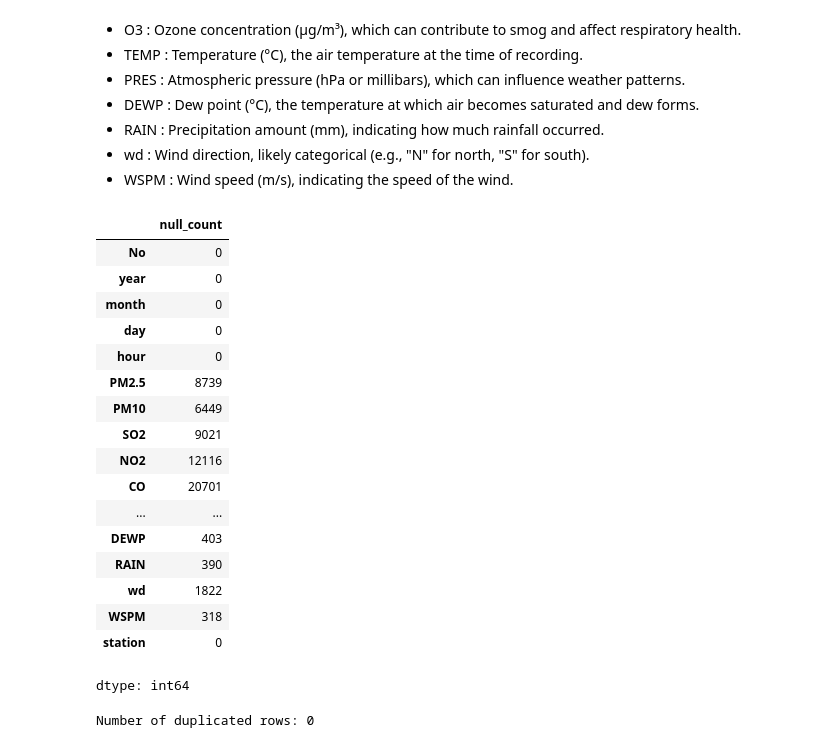
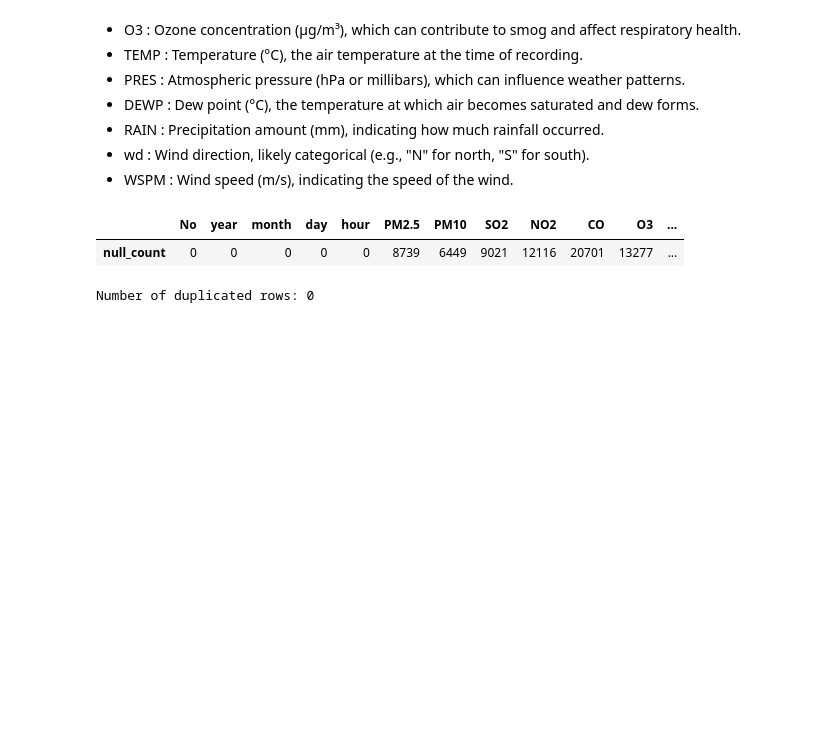
Before and after one commit to AscendingGrass/Dicoding, a Jupyter notebook: Belajar Analisis Data dengan Python/notebook.ipynb, the cells around one changed output. Drawn from its saved outputs; the diff is of its cells as text; code cells hidden in the pictures; blank space fills up the shorter version.

```diff
--- a/Belajar Analisis Data dengan Python/notebook.ipynb
+++ b/Belajar Analisis Data dengan Python/notebook.ipynb
@@ -89,26 +89,10 @@ memory usage: 57.8+ MB
 - wd   : Wind direction, likely categorical (e.g., "N" for north, "S" for south).
 - WSPM : Wind speed (m/s), indicating the speed of the wind.
 # %%
-df.isnull().sum().rename('null_count')
+df.isnull().sum().rename('null_count').to_frame().T
 # %% [output]
-|  | null_count |
-| No | 0 |
-| year | 0 |
-| month | 0 |
-| day | 0 |
-| hour | 0 |
-| PM2.5 | 8739 |
-| PM10 | 6449 |
-| SO2 | 9021 |
-| NO2 | 12116 |
-| CO | 20701 |
-| ... | ... |
-| DEWP | 403 |
-| RAIN | 390 |
-| wd | 1822 |
-| WSPM | 318 |
-| station | 0 |
+|  | No | year | month | day | hour | PM2.5 | PM10 | SO2 | NO2 | CO | O3 | ... |
+| null_count | 0 | 0 | 0 | 0 | 0 | 8739 | 6449 | 9021 | 12116 | 20701 | 13277 | ... |
-dtype: int64
 # %%
 print("Number of duplicated rows:", df.duplicated().sum())
 # %% [output]
```
Also changed, not shown: parts of 27 cells of this notebook.
